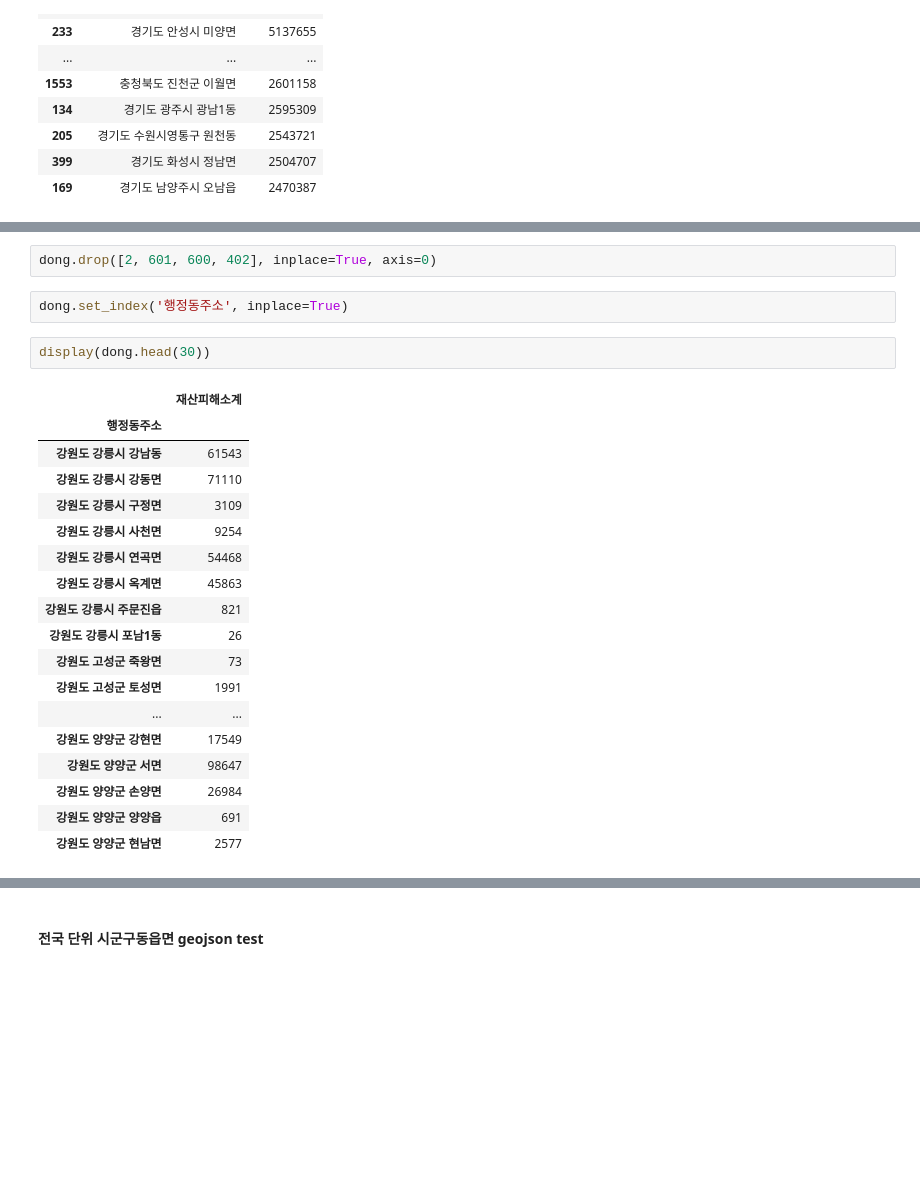
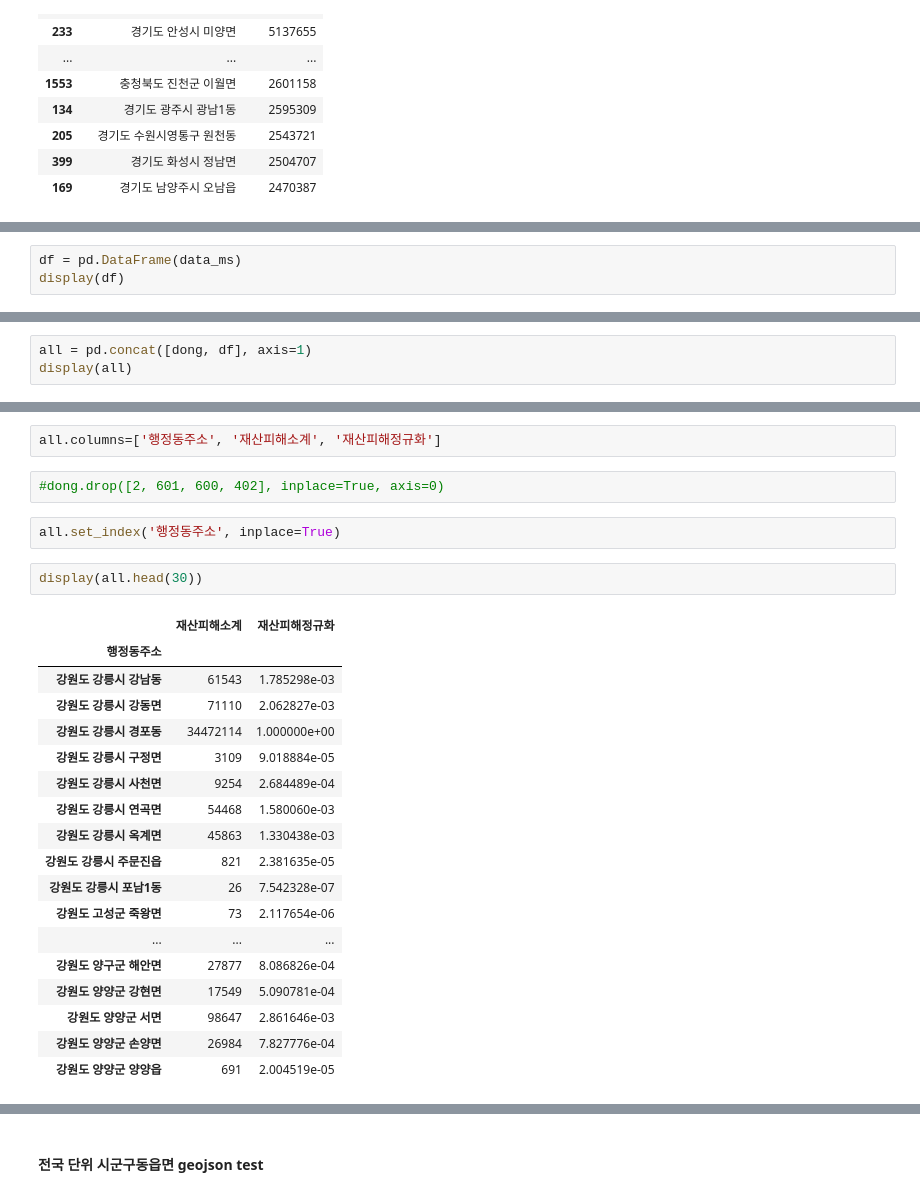
Before and after one commit to JuheePak/Convergence_project, a Jupyter notebook: src/fire_map.ipynb, the cells around one changed output, grey strips where cells are left out. Cells and saved outputs as stored; diff of their text form; blank space fills up the shorter version.

```diff
--- a/src/fire_map.ipynb
+++ b/src/fire_map.ipynb
@@ -303,0 +343,3 @@ display(dong.sort_values(by=['재산피해소계'], ascending=False).head(30))
+# %%
+df = pd.DataFrame(data_ms)
+display(df)
@@ -303,0 +360,3 @@ display(dong.sort_values(by=['재산피해소계'], ascending=False).head(30))
+# %%
+all = pd.concat([dong, df], axis=1)
+display(all)
@@ -304,26 +377,28 @@ display(dong.sort_values(by=['재산피해소계'], ascending=False).head(30))
+# %%
+all.columns=['행정동주소', '재산피해소계', '재산피해정규화']
 # %%
-dong.drop([2, 601, 600, 402], inplace=True, axis=0)
+#dong.drop([2, 601, 600, 402], inplace=True, axis=0)
 # %%
-dong.set_index('행정동주소', inplace=True)
+all.set_index('행정동주소', inplace=True)
 # %%
-display(dong.head(30))
+display(all.head(30))
 # %% [output]
-|  | 재산피해소계 |
-| 행정동주소 |  |
-| 강원도 강릉시 강남동 | 61543 |
-| 강원도 강릉시 강동면 | 71110 |
-| 강원도 강릉시 구정면 | 3109 |
-| 강원도 강릉시 사천면 | 9254 |
-| 강원도 강릉시 연곡면 | 54468 |
-| 강원도 강릉시 옥계면 | 45863 |
-| 강원도 강릉시 주문진읍 | 821 |
-| 강원도 강릉시 포남1동 | 26 |
-| 강원도 고성군 죽왕면 | 73 |
-| 강원도 고성군 토성면 | 1991 |
-| ... | ... |
-| 강원도 양양군 강현면 | 17549 |
-| 강원도 양양군 서면 | 98647 |
-| 강원도 양양군 손양면 | 26984 |
-| 강원도 양양군 양양읍 | 691 |
-| 강원도 양양군 현남면 | 2577 |
+|  | 재산피해소계 | 재산피해정규화 |
+| 행정동주소 |  |  |
+| 강원도 강릉시 강남동 | 61543 | 1.785298e-03 |
+| 강원도 강릉시 강동면 | 71110 | 2.062827e-03 |
+| 강원도 강릉시 경포동 | 34472114 | 1.000000e+00 |
+| 강원도 강릉시 구정면 | 3109 | 9.018884e-05 |
+| 강원도 강릉시 사천면 | 9254 | 2.684489e-04 |
+| 강원도 강릉시 연곡면 | 54468 | 1.580060e-03 |
+| 강원도 강릉시 옥계면 | 45863 | 1.330438e-03 |
+| 강원도 강릉시 주문진읍 | 821 | 2.381635e-05 |
+| 강원도 강릉시 포남1동 | 26 | 7.542328e-07 |
+| 강원도 고성군 죽왕면 | 73 | 2.117654e-06 |
+| ... | ... | ... |
+| 강원도 양구군 해안면 | 27877 | 8.086826e-04 |
+| 강원도 양양군 강현면 | 17549 | 5.090781e-04 |
+| 강원도 양양군 서면 | 98647 | 2.861646e-03 |
+| 강원도 양양군 손양면 | 26984 | 7.827776e-04 |
+| 강원도 양양군 양양읍 | 691 | 2.004519e-05 |
 # %%
```
Also changed, not shown: parts of 10 cells of this notebook, 1 other file.
